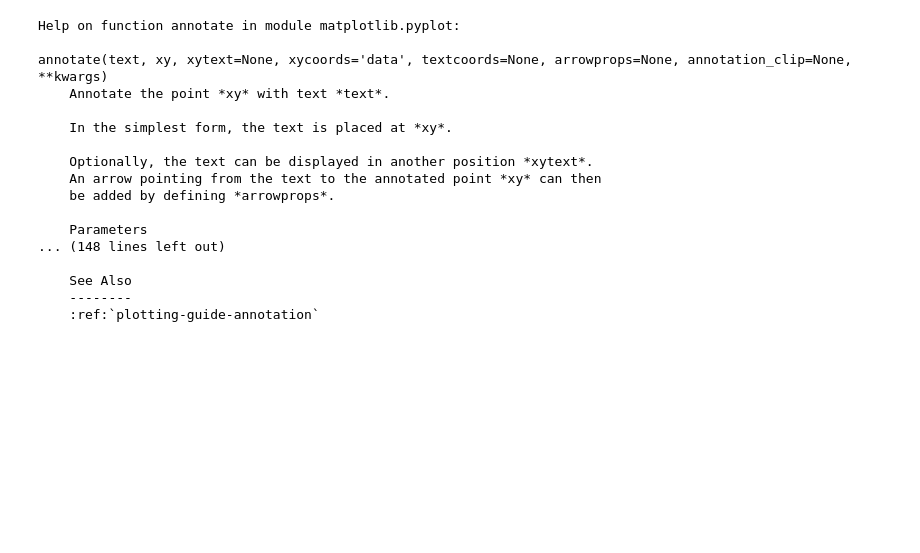
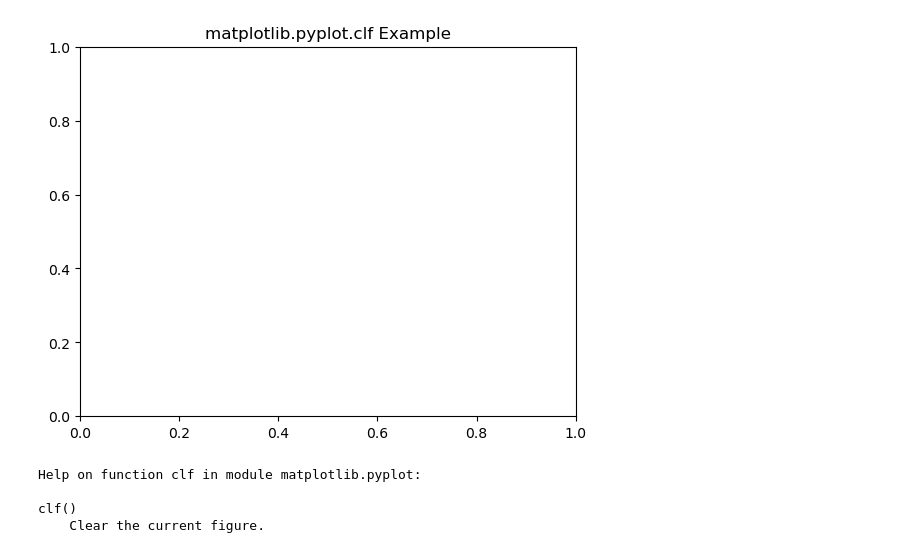
Before and after one commit to BILDADMOSES/Plotting-Using-Matplotlib, a Jupyter notebook: Matplot_Intro.ipynb, the cells around one changed output. Drawn from its saved outputs; the diff is of its cells as text; code cells hidden in the pictures; blank space fills up the shorter version.

```diff
--- a/Matplot_Intro.ipynb
+++ b/Matplot_Intro.ipynb
@@ -61,20 +61,25 @@ plt.plot(Time,Amount)
+# %%
+# Implementation of matplotlib function
+import numpy as np
+import matplotlib.pyplot as plt
+
+t = np.linspace(0.0, 2.0, 201)
+s = np.sin(2 * np.pi * t)
+
+plt.ylabel('y-axis')
+plt.xlabel('x-axis')
+plt.plot(t, s)
+plt.grid(True)
+plt.clf()
+
+plt.title('matplotlib.pyplot.clf Example')
+plt.show()
+# %% [output]
+[figure, added]
 # %%
-help(plt.annotate)
+help(plt.clf)
 # %% [output]
-Help on function annotate in module matplotlib.pyplot:
+Help on function clf in module matplotlib.pyplot:
 
-annotate(text, xy, xytext=None, xycoords='data', textcoords=None, arrowprops=None, annotation_clip=None, **kwargs)
-    Annotate the point *xy* with text *text*.
-
-    In the simplest form, the text is placed at *xy*.
-
-    Optionally, the text can be displayed in another position *xytext*.
-    An arrow pointing from the text to the annotated point *xy* can then
-    be added by defining *arrowprops*.
-
-    Parameters
-... (148 lines left out)
-
-    See Also
-    --------
-    :ref:`plotting-guide-annotation`
+clf()
+    Clear the current figure.
```
Also changed, not shown: parts of 2 cells of this notebook.
